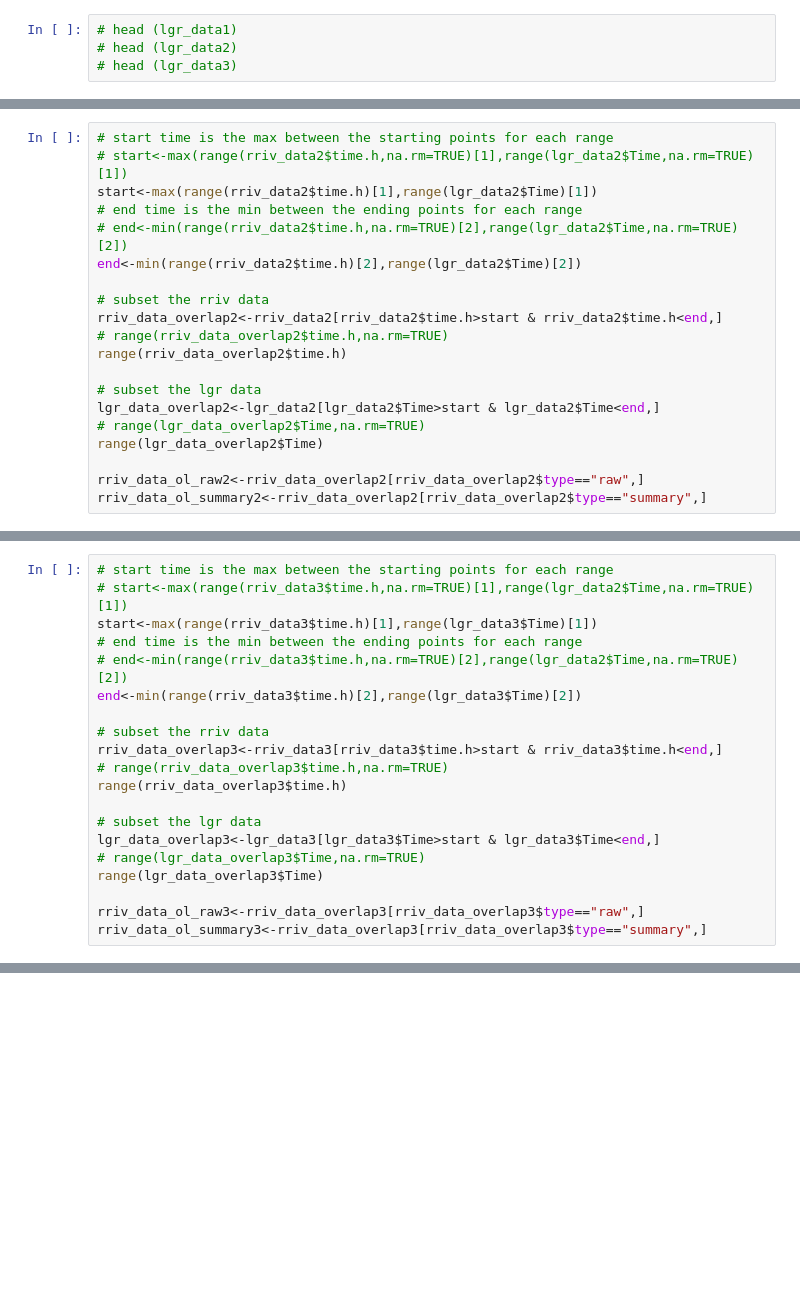
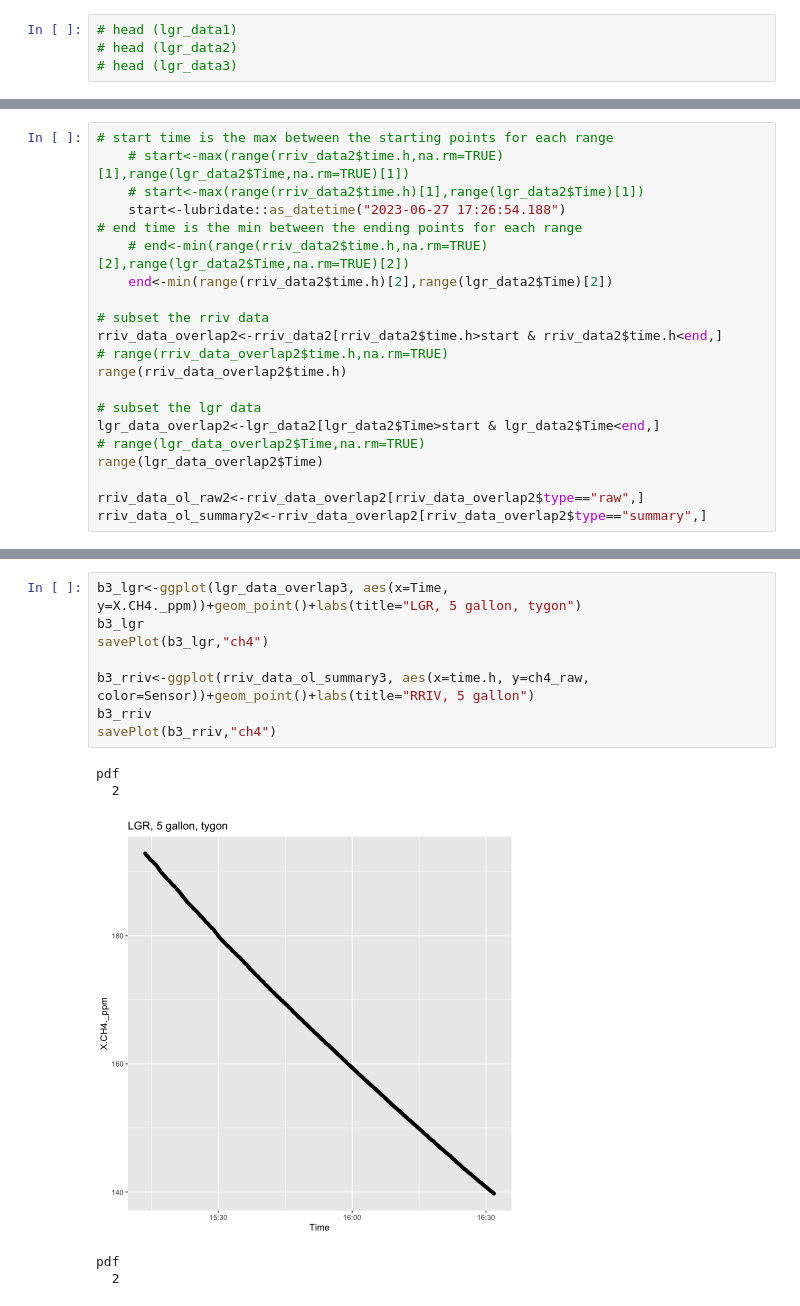
Before and after one commit to rrivirr/SensorDataProcessing, a Jupyter notebook: rriv_methane/anya_methane/lgr_leak_test.ipynb, the cells around one changed output, grey strips where cells are left out. Saved outputs shown, nothing was run; the diff lists cells and outputs as text; blank space fills up the shorter version.

```diff
--- a/rriv_methane/anya_methane/lgr_leak_test.ipynb
+++ b/rriv_methane/anya_methane/lgr_leak_test.ipynb
@@ -242,10 +214,11 @@ rriv_data_ol_summary1<-rriv_data_overlap1[rriv_data_overlap1$type=="summary",]
 # %%
 # start time is the max between the starting points for each range
-# start<-max(range(rriv_data2$time.h,na.rm=TRUE)[1],range(lgr_data2$Time,na.rm=TRUE)[1])
-start<-max(range(rriv_data2$time.h)[1],range(lgr_data2$Time)[1])
+    # start<-max(range(rriv_data2$time.h,na.rm=TRUE)[1],range(lgr_data2$Time,na.rm=TRUE)[1])
+    # start<-max(range(rriv_data2$time.h)[1],range(lgr_data2$Time)[1])
+    start<-lubridate::as_datetime("2023-06-27 17:26:54.188")
 # end time is the min between the ending points for each range
-# end<-min(range(rriv_data2$time.h,na.rm=TRUE)[2],range(lgr_data2$Time,na.rm=TRUE)[2])
-end<-min(range(rriv_data2$time.h)[2],range(lgr_data2$Time)[2])
+    # end<-min(range(rriv_data2$time.h,na.rm=TRUE)[2],range(lgr_data2$Time,na.rm=TRUE)[2])
+    end<-min(range(rriv_data2$time.h)[2],range(lgr_data2$Time)[2])
 
 # subset the rriv data
 rriv_data_overlap2<-rriv_data2[rriv_data2$time.h>start & rriv_data2$time.h<end,]
@@ -265,20 +237,0 @@ rriv_data_ol_summary2<-rriv_data_overlap2[rriv_data_overlap2$type=="summary",]
-# %%
-# start time is the max between the starting points for each range
-# start<-max(range(rriv_data3$time.h,na.rm=TRUE)[1],range(lgr_data2$Time,na.rm=TRUE)[1])
-start<-max(range(rriv_data3$time.h)[1],range(lgr_data3$Time)[1])
-# end time is the min between the ending points for each range
-# end<-min(range(rriv_data3$time.h,na.rm=TRUE)[2],range(lgr_data2$Time,na.rm=TRUE)[2])
-end<-min(range(rriv_data3$time.h)[2],range(lgr_data3$Time)[2])
-
-# subset the rriv data
-rriv_data_overlap3<-rriv_data3[rriv_data3$time.h>start & rriv_data3$time.h<end,]
-# range(rriv_data_overlap3$time.h,na.rm=TRUE)
-range(rriv_data_overlap3$time.h)
-
-# subset the lgr data
-lgr_data_overlap3<-lgr_data3[lgr_data3$Time>start & lgr_data3$Time<end,]
-# range(lgr_data_overlap3$Time,na.rm=TRUE)
-range(lgr_data_overlap3$Time)
-
-rriv_data_ol_raw3<-rriv_data_overlap3[rriv_data_overlap3$type=="raw",]
-rriv_data_ol_summary3<-rriv_data_overlap3[rriv_data_overlap3$type=="summary",]
@@ -309,0 +330,14 @@ ggplot(rriv_data_ol_summary3, aes(x=time.h, y=ch4_raw, color=Sensor))+geom_point
+# %%
+b3_lgr<-ggplot(lgr_data_overlap3, aes(x=Time, y=X.CH4._ppm))+geom_point()+labs(title="LGR, 5 gallon, tygon")
+b3_lgr
+savePlot(b3_lgr,"ch4")
+
+b3_rriv<-ggplot(rriv_data_ol_summary3, aes(x=time.h, y=ch4_raw, color=Sensor))+geom_point()+labs(title="RRIV, 5 gallon")
+b3_rriv
+savePlot(b3_rriv,"ch4")
+# %% [output]
+pdf
+  2
+[figure, added]
+pdf
+  2
```
Also changed, not shown: parts of 26 cells of this notebook, 7 other files.
